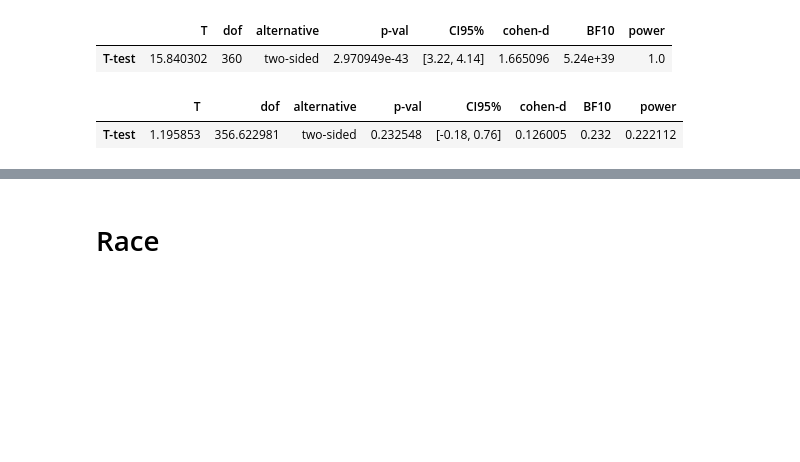
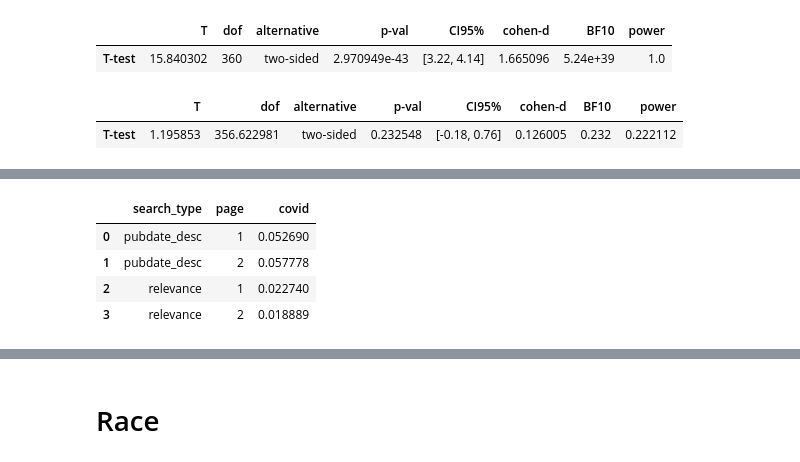
Before and after one commit to NCBI-Codeathons/pubmed-codeathon-team1, a Jupyter notebook: notebooks/data_visualizations_bl.ipynb, the cells around one changed output, grey strips where cells are left out. Saved outputs shown, nothing was run; the diff lists cells and outputs as text; code cells hidden in the pictures; blank space fills up the shorter version.

```diff
--- a/notebooks/data_visualizations_bl.ipynb
+++ b/notebooks/data_visualizations_bl.ipynb
@@ -640,0 +667,10 @@ funding_and_covid_data.dropna()
+# %%
+d = {'search_type': ['pubdate_desc', 'pubdate_desc', 'relevance', 'relevance'], 'page': [1, 2,1,2], 'covid':values}
+df = pd.DataFrame(data=d)
+df
+# %% [output]
+|  | search_type | page | covid |
+| 0 | pubdate_desc | 1 | 0.052690 |
+| 1 | pubdate_desc | 2 | 0.057778 |
+| 2 | relevance | 1 | 0.022740 |
+| 3 | relevance | 2 | 0.018889 |
```
Also changed, not shown: parts of 12 cells of this notebook, 1 other file.
